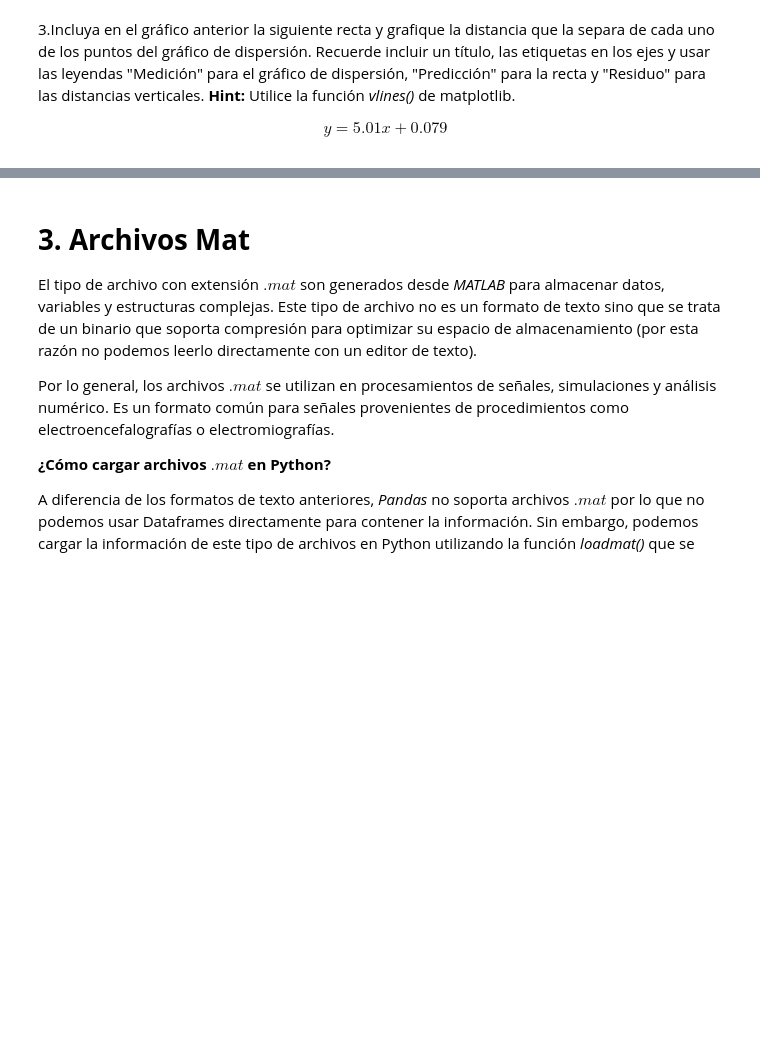
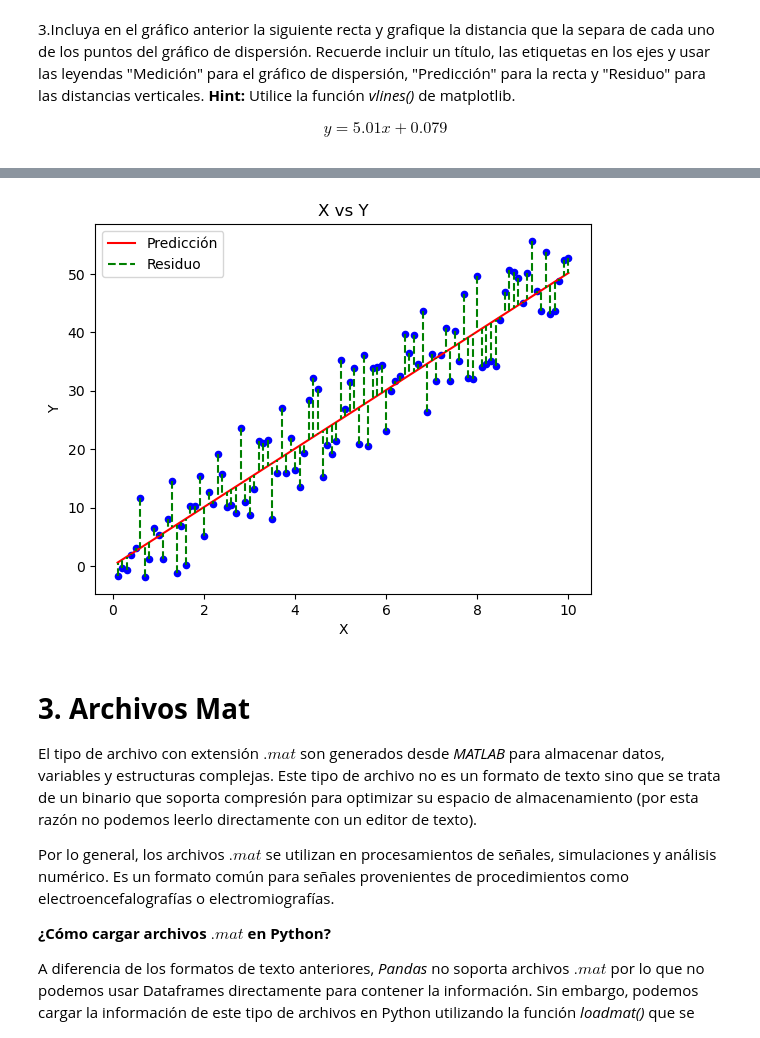
Before and after one commit to ElIngeJuan/IBIO-2440-Laboratorios-ML, a Jupyter notebook: Laboratorio_3_20251/Laboratorio_3_20251.ipynb, the cells around one changed output, grey strips where cells are left out. Saved outputs shown, nothing was run; the diff lists cells and outputs as text; code cells hidden in the pictures; blank space fills up the shorter version.

```diff
--- a/Laboratorio_3_20251/Laboratorio_3_20251.ipynb
+++ b/Laboratorio_3_20251/Laboratorio_3_20251.ipynb
@@ -200,3 +196,28 @@ ValueError: The truth value of a Series is ambiguous. Use a.empty, a.bool(), a.i
+# %%
+# Gráfico de dispersión de los puntos (X, Y)
+df.plot.scatter("X", "Y", color='blue')
+plt.title("X vs Y")  # Título del gráfico
+
+# Calcular los valores de Y para la recta de predicción
+y_predicted = 5.01 * df["X"] + 0.079  # y_predicted son los valores de Y en la recta
+
+# Graficar la recta de predicción
+plt.plot(df["X"], y_predicted, color='red', label="Predicción")
+
+# Graficar las distancias verticales (residuos) entre los puntos y la recta
+for i in range(len(df)):
+    x_point = df["X"].iloc[i]  # Valor de X del punto actual
+    y_point = df["Y"].iloc[i]  # Valor de Y del punto actual
+    y_line = 5.01 * x_point + 0.079  # Valor de Y en la recta para el mismo X
+    plt.vlines(x_point, y_point, y_line, color='green', linestyle='dashed', label="Residuo" if i == 0 else "")
+
+# Mostrar leyendas para identificar los elementos del gráfico
+plt.legend()
+
+# Mostrar el gráfico
+plt.show()
+# %% [output]
+[figure, added]
 # %% [markdown]
 # **3. Archivos Mat**
 
```
Also changed, not shown: parts of 2 cells of this notebook.
